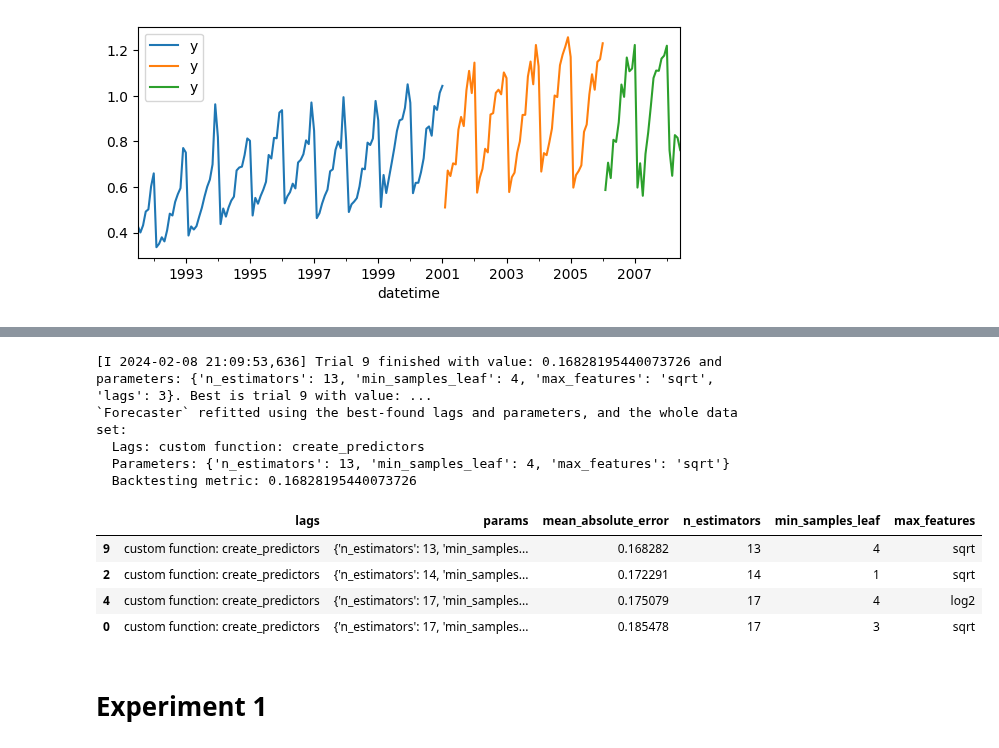
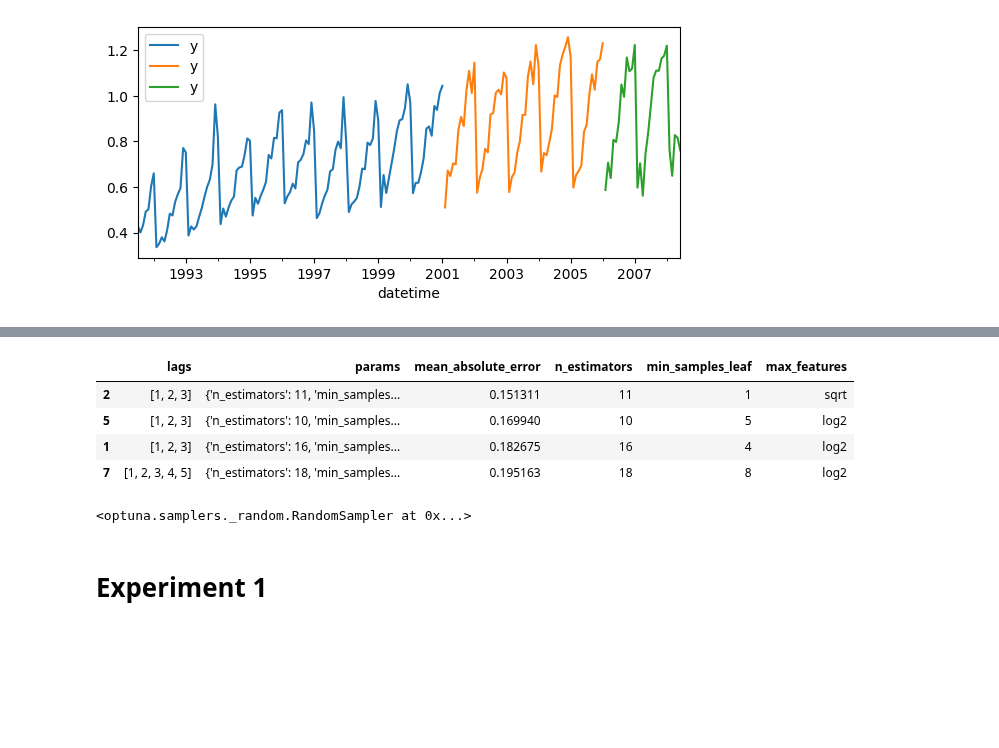
Before and after one commit to JoaquinAmatRodrigo/skforecast, a Jupyter notebook: dev/lags_inside_optuna_search.ipynb, the cells around one changed output, grey strips where cells are left out. Drawn from its saved outputs; the diff is of its cells as text; code cells hidden in the pictures; blank space fills up the shorter version.

```diff
--- a/dev/lags_inside_optuna_search.ipynb
+++ b/dev/lags_inside_optuna_search.ipynb
@@ -89,12 +92,12 @@ def create_predictors(y):
 
     return predictors
 
-forecaster = ForecasterAutoregCustom(
-                 regressor       = RandomForestRegressor(random_state=123),
-                 fun_predictors  = create_predictors,
-                 name_predictors = [f'lag {i}' for i in range(1, 11)] + ['moving_avg_20'],
-                 window_size     = 20 # window_size needed by the mean is the most restrictive one
-             )
+# forecaster = ForecasterAutoregCustom(
+#                  regressor       = RandomForestRegressor(random_state=123),
+#                  fun_predictors  = create_predictors,
+#                  name_predictors = [f'lag {i}' for i in range(1, 11)] + ['moving_avg_20'],
+#                  window_size     = 20 # window_size needed by the mean is the most restrictive one
+#              )
 
 # Lags used as predictors
 lags_grid = [3, 5]
@@ -118,17 +121,17 @@ results, frozen_trial = bayesian_search_forecaster(
                             metric                = 'mean_absolute_error',
                             refit                 = False,
                             initial_train_size    = len(data.loc[:end_train]),
-                            fixed_train_size      = True,
+                            fixed_train_size      = False,
                             n_trials              = 10,
                             random_state          = 123,
-                            return_best           = True,
+                            return_best           = False,
                             n_jobs                = 'auto',
                             verbose               = False,
                             show_progress         = True,
                             engine                = 'optuna',
-                            kwargs_create_study   = {},
+                            kwargs_create_study   = {'sampler': TPESampler(seed=145)},
                             kwargs_study_optimize = {},
-                            output_file = 'results.csv'
+                            # output_file = 'results.csv'
                         )
 
 results.head(4)
@@ -145,10 +139,5 @@ results.head(4)
-[I 2024-02-08 21:09:53,636] Trial 9 finished with value: 0.16828195440073726 and parameters: {'n_estimators': 13, 'min_samples_leaf': 4, 'max_features': 'sqrt', 'lags': 3}. Best is trial 9 with value: ...
-`Forecaster` refitted using the best-found lags and parameters, and the whole data set:
-  Lags: custom function: create_predictors
-  Parameters: {'n_estimators': 13, 'min_samples_leaf': 4, 'max_features': 'sqrt'}
-  Backtesting metric: 0.16828195440073726
 |  | lags | params | mean_absolute_error | n_estimators | min_samples_leaf | max_features |
-| 9 | custom function: create_predictors | {'n_estimators': 13, 'min_samples... | 0.168282 | 13 | 4 | sqrt |
-| 2 | custom function: create_predictors | {'n_estimators': 14, 'min_samples... | 0.172291 | 14 | 1 | sqrt |
-| 4 | custom function: create_predictors | {'n_estimators': 17, 'min_samples... | 0.175079 | 17 | 4 | log2 |
-| 0 | custom function: create_predictors | {'n_estimators': 17, 'min_samples... | 0.185478 | 17 | 3 | sqrt |
+| 2 | [1, 2, 3] | {'n_estimators': 11, 'min_samples... | 0.151311 | 11 | 1 | sqrt |
+| 5 | [1, 2, 3] | {'n_estimators': 10, 'min_samples... | 0.169940 | 10 | 5 | log2 |
+| 1 | [1, 2, 3] | {'n_estimators': 16, 'min_samples... | 0.182675 | 16 | 4 | log2 |
+| 7 | [1, 2, 3, 4, 5] | {'n_estimators': 18, 'min_samples... | 0.195163 | 18 | 8 | log2 |
@@ -155,3 +146,7 @@ results.head(4)
+# %%
+sampler._random_sampler
+# %% [output]
+<optuna.samplers._random.RandomSampler at 0x...>
 # %% [markdown]
 # Experiment 1
 # %%
```
Also changed, not shown: parts of 4 cells of this notebook, 2 other files.
